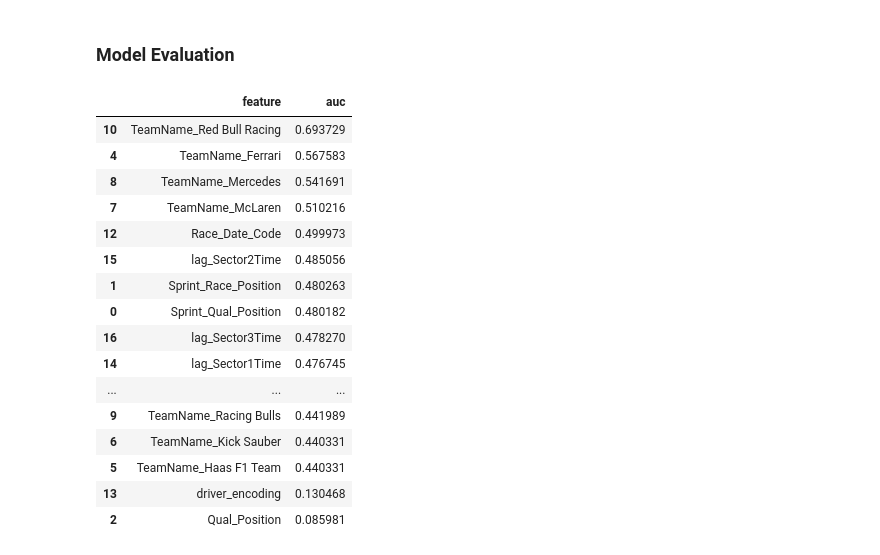
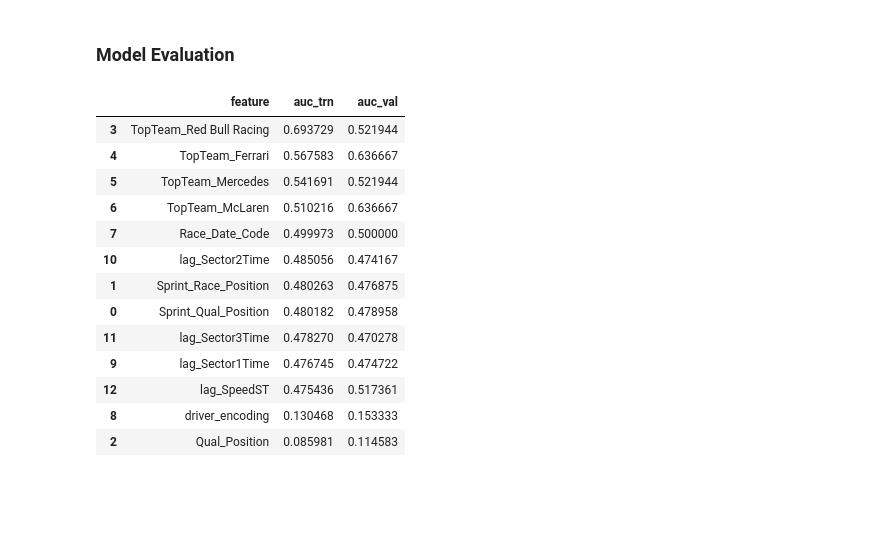
Before and after one commit to rohank36/f1, a Jupyter notebook: baseline.ipynb, the cells around one changed output. Saved outputs shown, nothing was run; the diff lists cells and outputs as text; code cells hidden in the pictures; blank space fills up the shorter version.

```diff
--- a/baseline.ipynb
+++ b/baseline.ipynb
@@ -170,7 +170,15 @@ array(['Sakhir', 'Jeddah', 'Melbourne', 'Imola', 'Miami', 'Barcelona',
 
 # have to concatenate data so that one hot encoding is aligned across train and test dataset
 data = pd.concat([trn_data,test_data], axis=0, ignore_index=True)
-data = pd.get_dummies(data,columns=['TeamName'], drop_first=True)
+
+#Just testing to see if this works better.
+#data = pd.get_dummies(data,columns=['TeamName'], drop_first=True)
+""" After doing some model eval, these team features separated the data better than others which makes sense b/c top teams will have class==1 more often """
+data['TopTeam_Red Bull Racing'] = (data['TeamName'] == 'Red Bull Racing').astype(int)
+data['TopTeam_Ferrari'] = (data['TeamName'] == 'Ferrari').astype(int)
+data['TopTeam_Mercedes'] = (data['TeamName'] == 'Mercedes').astype(int)
+data['TopTeam_McLaren'] = (data['TeamName'] == 'McLaren').astype(int)
+data.drop(columns=["TeamName"], inplace=True)
 
 #data = pd.get_dummies(data,columns=['Location'], drop_first=True) # maybe don't one hot encode location. might just add noise. test with it first then see how dropping it changes.
 data = data.drop(columns=["Location"])
@@ -809,28 +811,27 @@ F1 score: 0.625
 # %%
 # here the higher or lower the auc the better it separates the two classes. Things closer to 0.5 are not good.
 feature_auc_df = pd.DataFrame()
 for feature in x_trn.columns:
-    auc = roc_auc_score(y_trn,x_trn[feature])
-    feature_auc_df = pd.concat([feature_auc_df,pd.DataFrame([{'feature':feature,'auc':auc}])],axis=0,ignore_index=True)
-feature_auc_df.sort_values(by='auc',ascending=False)
+    auc_trn = roc_auc_score(y_trn,x_trn[feature])
+    auc_val = roc_auc_score(y_val,x_val[feature])
+    feature_auc_df = pd.concat([feature_auc_df,pd.DataFrame([{'feature':feature,'auc_trn':auc_trn, 'auc_val':auc_val}])],axis=0,ignore_index=True)
+
+feature_auc_df.sort_values(by='auc_trn',ascending=False)
 # %% [output]
-|  | feature | auc |
-| 10 | TeamName_Red Bull Racing | 0.693729 |
-| 4 | TeamName_Ferrari | 0.567583 |
-| 8 | TeamName_Mercedes | 0.541691 |
-| 7 | TeamName_McLaren | 0.510216 |
-| 12 | Race_Date_Code | 0.499973 |
-| 15 | lag_Sector2Time | 0.485056 |
-| 1 | Sprint_Race_Position | 0.480263 |
-| 0 | Sprint_Qual_Position | 0.480182 |
-| 16 | lag_Sector3Time | 0.478270 |
-| 14 | lag_Sector1Time | 0.476745 |
-| ... | ... | ... |
-| 9 | TeamName_Racing Bulls | 0.441989 |
-| 6 | TeamName_Kick Sauber | 0.440331 |
-| 5 | TeamName_Haas F1 Team | 0.440331 |
-| 13 | driver_encoding | 0.130468 |
-| 2 | Qual_Position | 0.085981 |
+|  | feature | auc_trn | auc_val |
+| 3 | TopTeam_Red Bull Racing | 0.693729 | 0.521944 |
+| 4 | TopTeam_Ferrari | 0.567583 | 0.636667 |
+| 5 | TopTeam_Mercedes | 0.541691 | 0.521944 |
+| 6 | TopTeam_McLaren | 0.510216 | 0.636667 |
+| 7 | Race_Date_Code | 0.499973 | 0.500000 |
+| 10 | lag_Sector2Time | 0.485056 | 0.474167 |
+| 1 | Sprint_Race_Position | 0.480263 | 0.476875 |
+| 0 | Sprint_Qual_Position | 0.480182 | 0.478958 |
+| 11 | lag_Sector3Time | 0.478270 | 0.470278 |
+| 9 | lag_Sector1Time | 0.476745 | 0.474722 |
+| 12 | lag_SpeedST | 0.475436 | 0.517361 |
+| 8 | driver_encoding | 0.130468 | 0.153333 |
+| 2 | Qual_Position | 0.085981 | 0.114583 |
 # %%
 class ModelEval():
     """ A class for evaluation model results """
```
Also changed, not shown: parts of 9 cells of this notebook, 1 other file.
